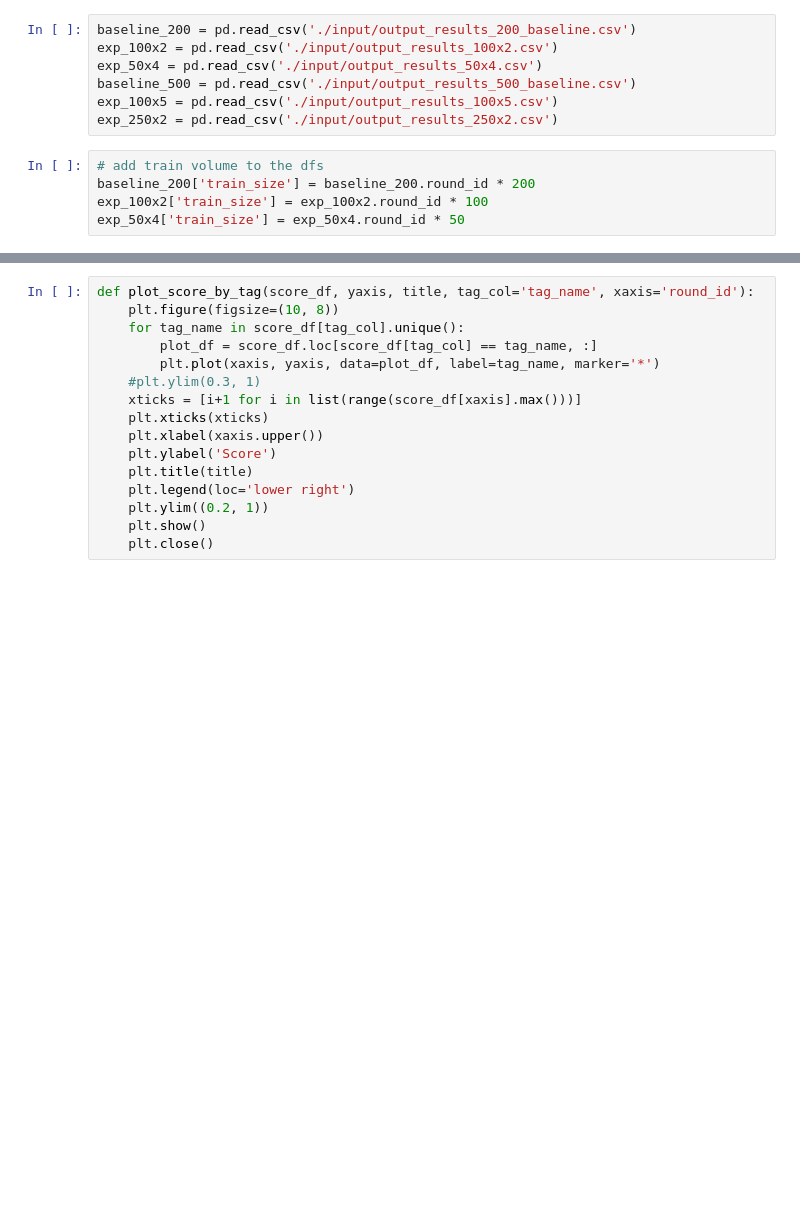
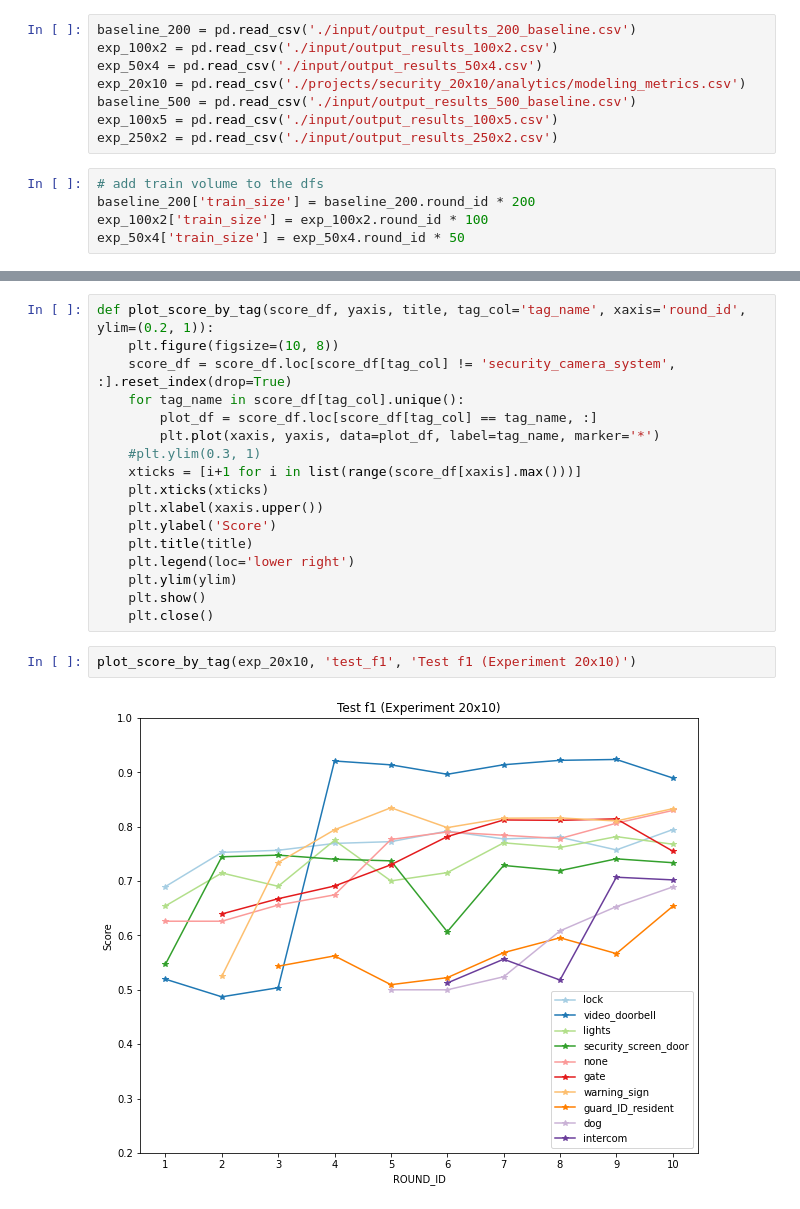
Before and after one commit to ElvinOuyang/ActiveCoder, a Jupyter notebook: output_visuals.ipynb, the cells around one changed output, grey strips where cells are left out. Drawn from its saved outputs; the diff is of its cells as text; blank space fills up the shorter version.

```diff
--- a/output_visuals.ipynb
+++ b/output_visuals.ipynb
@@ -6,6 +10,7 @@ import matplotlib.pyplot as plt
 baseline_200 = pd.read_csv('./input/output_results_200_baseline.csv')
 exp_100x2 = pd.read_csv('./input/output_results_100x2.csv')
 exp_50x4 = pd.read_csv('./input/output_results_50x4.csv')
+exp_20x10 = pd.read_csv('./projects/security_20x10/analytics/modeling_metrics.csv')
 baseline_500 = pd.read_csv('./input/output_results_500_baseline.csv')
 exp_100x5 = pd.read_csv('./input/output_results_100x5.csv')
 exp_250x2 = pd.read_csv('./input/output_results_250x2.csv')
@@ -17,6 +54,7 @@ exp_50x4['train_size'] = exp_50x4.round_id * 50
 # %%
-def plot_score_by_tag(score_df, yaxis, title, tag_col='tag_name', xaxis='round_id'):
+def plot_score_by_tag(score_df, yaxis, title, tag_col='tag_name', xaxis='round_id', ylim=(0.2, 1)):
     plt.figure(figsize=(10, 8))
+    score_df = score_df.loc[score_df[tag_col] != 'security_camera_system', :].reset_index(drop=True)
     for tag_name in score_df[tag_col].unique():
         plot_df = score_df.loc[score_df[tag_col] == tag_name, :]
         plt.plot(xaxis, yaxis, data=plot_df, label=tag_name, marker='*')
@@ -27,6 +65,10 @@ def plot_score_by_tag(score_df, yaxis, title, tag_col='tag_name', xaxis='round_i
     plt.ylabel('Score')
     plt.title(title)
     plt.legend(loc='lower right')
-    plt.ylim((0.2, 1))
+    plt.ylim(ylim)
     plt.show()
     plt.close()
+# %%
+plot_score_by_tag(exp_20x10, 'test_f1', 'Test f1 (Experiment 20x10)')
+# %% [output]
+[figure, added]
```
Also changed, not shown: parts of 10 cells of this notebook, 4 other files.
